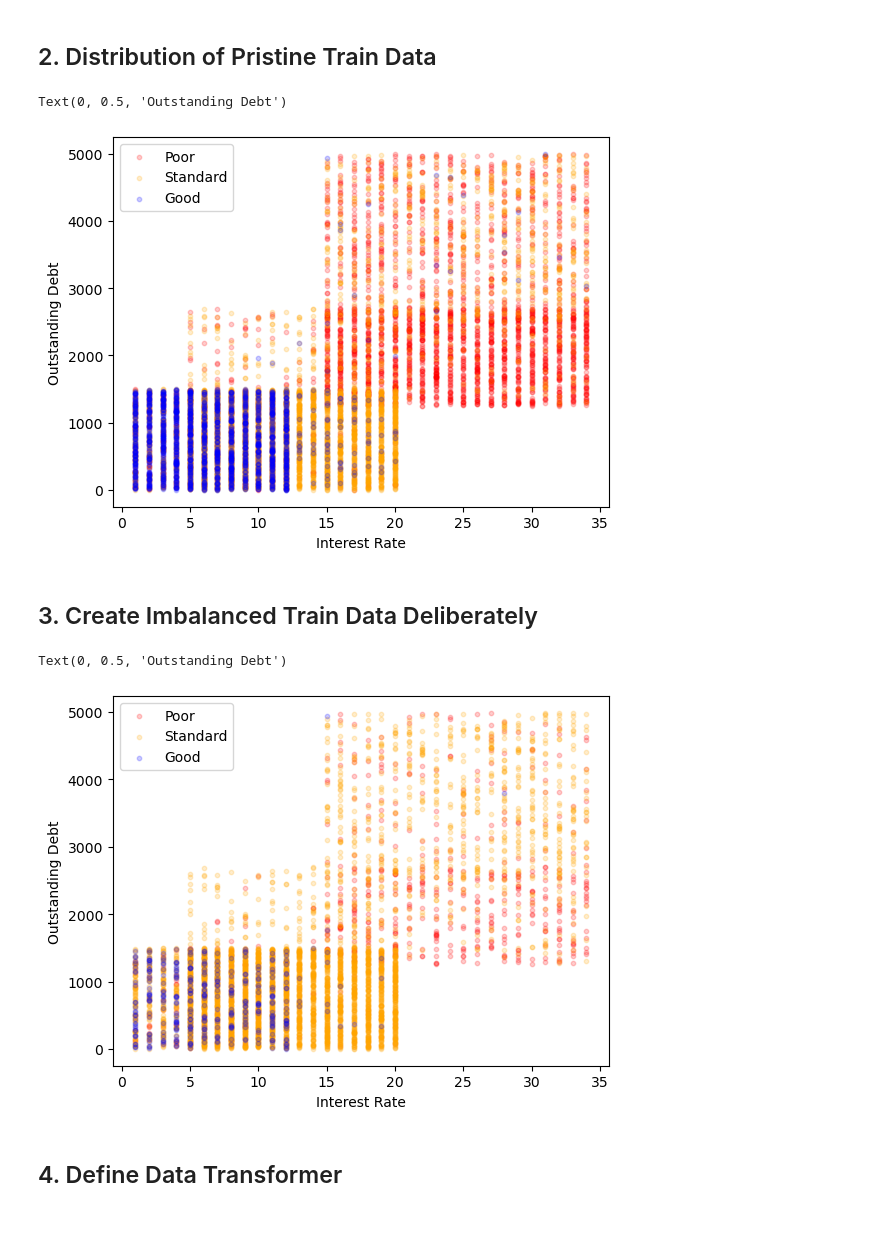
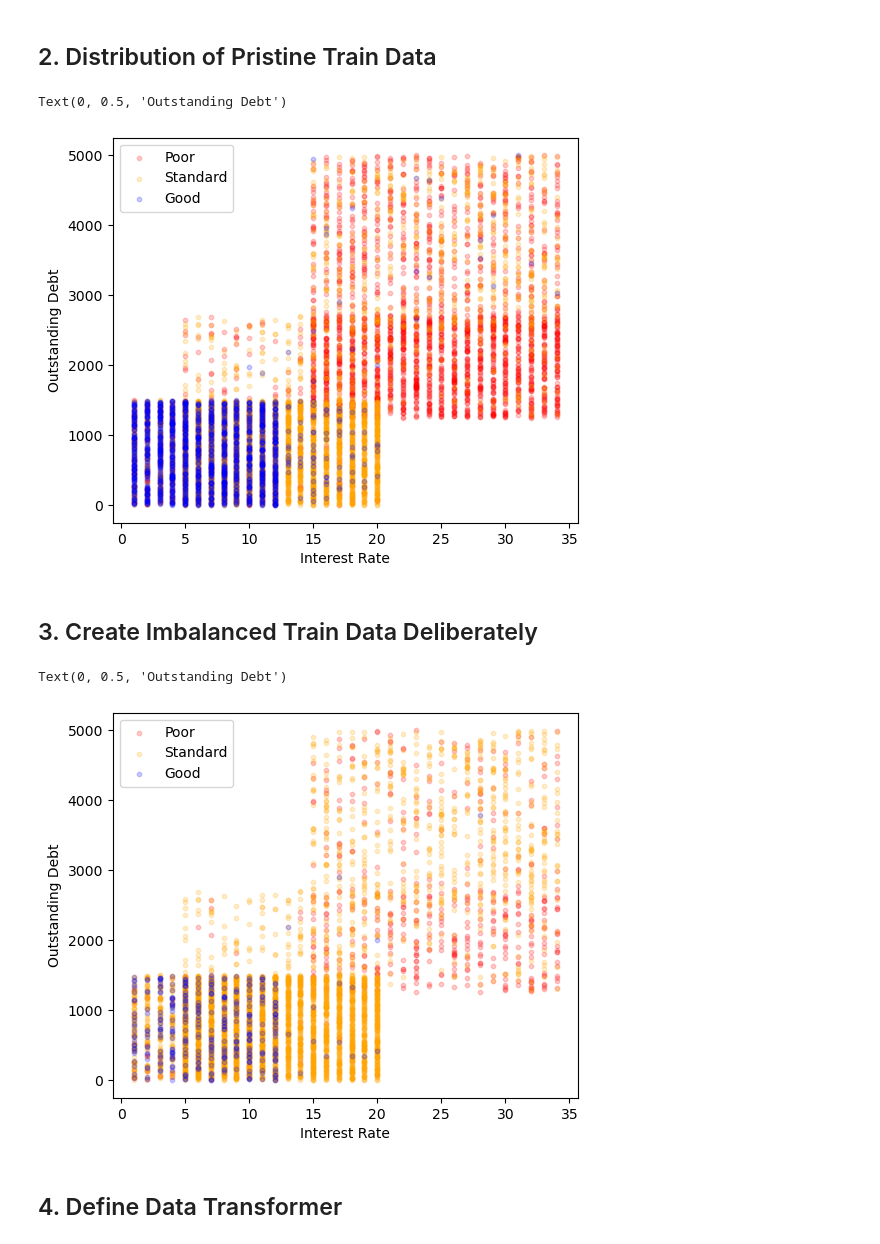
Before and after one commit to hanfei1986/Over-sampling-of-imbalanced-data-with-RandomOverSampler--SMOTE-and-ADASYN, a Jupyter notebook: Over-sampling of imbalanced data with SMOTE and ADASYN.ipynb, the cells around one changed output. Drawn from its saved outputs; the diff is of its cells as text; code cells hidden in the pictures.

```diff
--- a/Over-sampling of imbalanced data with SMOTE and ADASYN.ipynb
+++ b/Over-sampling of imbalanced data with SMOTE and ADASYN.ipynb
@@ -21,15 +21,16 @@ train = pd.concat([X_train, y_train], axis=1)
 # %%
 import matplotlib.pyplot as plt
 # %%
+plt.figure(figsize=(6,5))
 plt.scatter(train[train["Credit_Score"]==0]["Interest_Rate"], train[train["Credit_Score"]==0]["Outstanding_Debt"], s=10, c='red', alpha=0.2, label="Poor")
 plt.scatter(train[train["Credit_Score"]==1]["Interest_Rate"], train[train["Credit_Score"]==1]["Outstanding_Debt"], s=10, c='orange', alpha=0.2, label="Standard")
 plt.scatter(train[train["Credit_Score"]==2]["Interest_Rate"], train[train["Credit_Score"]==2]["Outstanding_Debt"], s=10, c='blue', alpha=0.2, label="Good")
 plt.legend()
 plt.xlabel("Interest Rate")
 plt.ylabel("Outstanding Debt")
 # %% [output]
 Text(0, 0.5, 'Outstanding Debt')
-[figure, old version]
+[figure, new version]
 # %% [markdown]
 ## 3. Create Imbalanced Train Data Deliberately
 # %%
@@ -42,6 +43,7 @@ train_2 = train_2.sample(frac=0.2)
 # %%
 train = pd.concat([train_0, train_1, train_2], axis=0)
 # %%
+plt.figure(figsize=(6,5))
 plt.scatter(train[train["Credit_Score"]==0]["Interest_Rate"], train[train["Credit_Score"]==0]["Outstanding_Debt"], s=10, c='red', alpha=0.2, label="Poor")
 plt.scatter(train[train["Credit_Score"]==1]["Interest_Rate"], train[train["Credit_Score"]==1]["Outstanding_Debt"], s=10, c='orange', alpha=0.2, label="Standard")
 plt.scatter(train[train["Credit_Score"]==2]["Interest_Rate"], train[train["Credit_Score"]==2]["Outstanding_Debt"], s=10, c='blue', alpha=0.2, label="Good")
@@ -50,7 +52,7 @@ plt.xlabel("Interest Rate")
 plt.ylabel("Outstanding Debt")
 # %% [output]
 Text(0, 0.5, 'Outstanding Debt')
-[figure, old version]
+[figure, new version]
 # %%
 x_columns = train.columns.tolist()
 x_columns.remove('Credit_Score')
```
Also changed, not shown: parts of 16 cells of this notebook.
